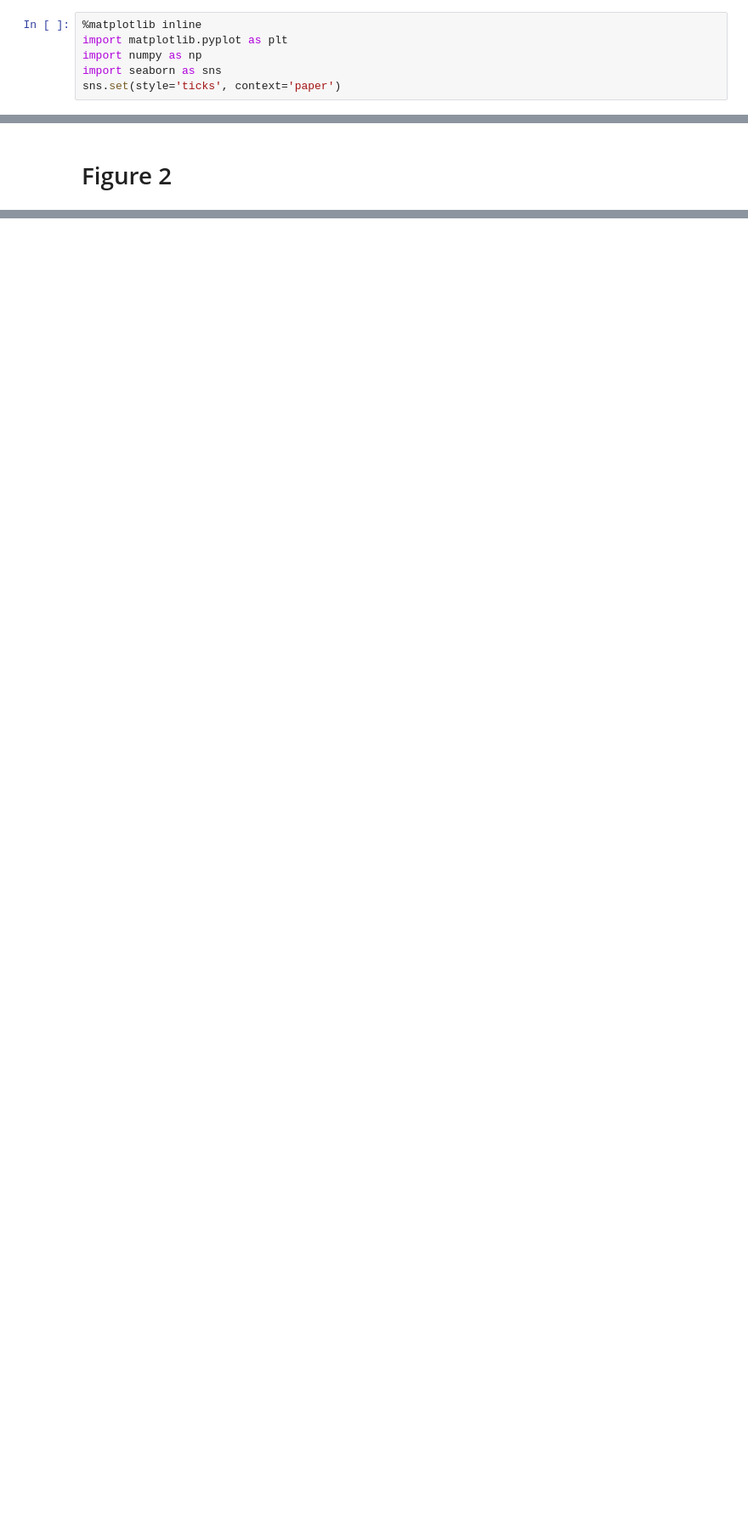
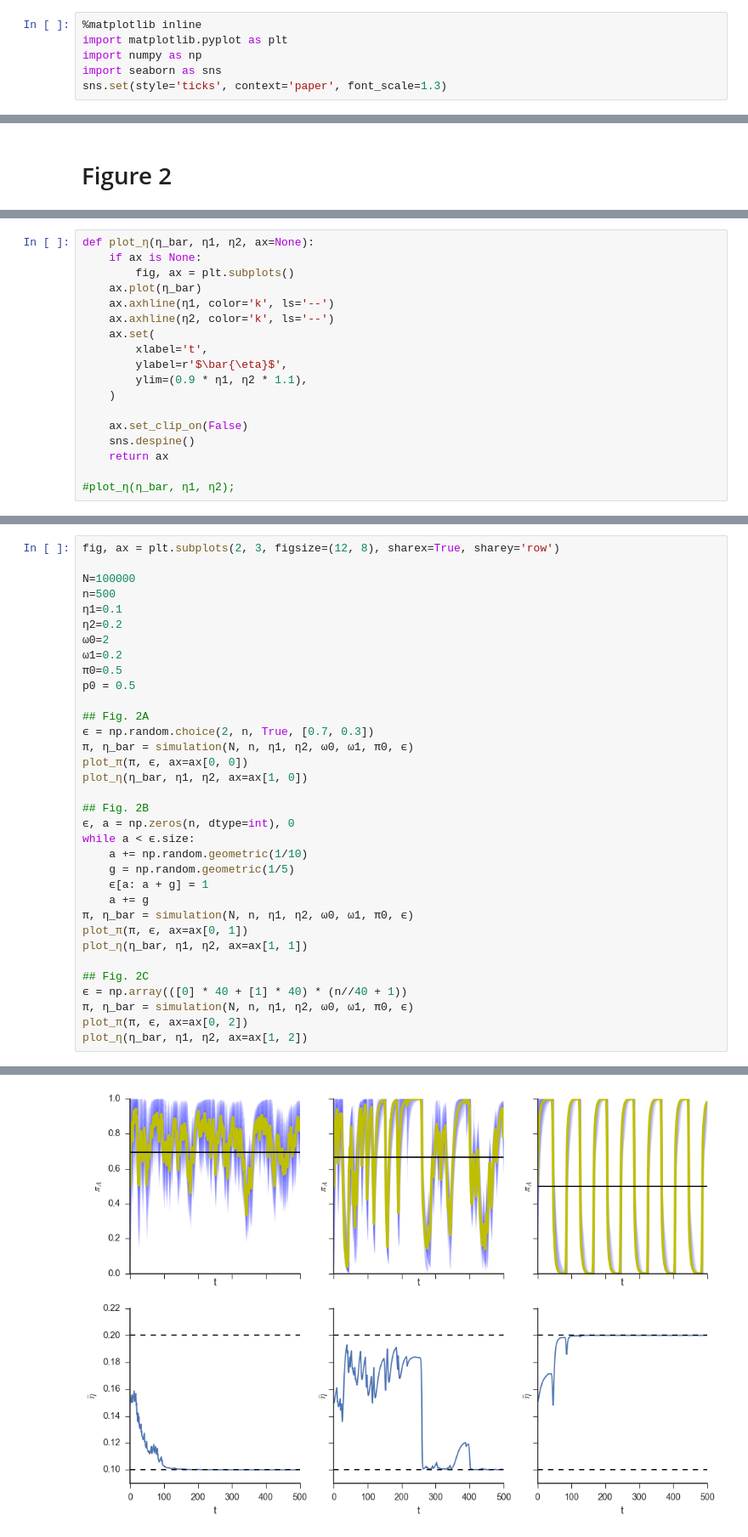
Before and after one commit to yoavram/Milpitas, a Jupyter notebook: simulation.ipynb, the cells around one changed output, grey strips where cells are left out. Shown at 85% size. Drawn from its saved outputs; the diff is of its cells as text; blank space fills up the shorter version.

Commit message:
added simulation with modifiers for eta

```diff
--- a/simulation.ipynb
+++ b/simulation.ipynb
@@ -12,7 +12,7 @@ At each generation:
 import matplotlib.pyplot as plt
 import numpy as np
 import seaborn as sns
-sns.set(style='ticks', context='paper')
+sns.set(style='ticks', context='paper', font_scale=1.3)
 # %%
 def simulation(N, n, η, ω0, ω1, π0, ϵ=None):
     """Run a single simulation.
@@ -167,0 +240,18 @@ plot_logNtN0(π, ω0, ω1, 0.7, ϵ, ax=ax[1,2]);
+# %%
+def plot_η(η_bar, η1, η2, ax=None):
+    if ax is None:
+        fig, ax = plt.subplots()
+    ax.plot(η_bar)
+    ax.axhline(η1, color='k', ls='--')
+    ax.axhline(η2, color='k', ls='--')
+    ax.set(
+        xlabel='t',
+        ylabel=r'$\bar{\eta}$',
+        ylim=(0.9 * η1, η2 * 1.1),
+    )
+
+    ax.set_clip_on(False)
+    sns.despine()
+    return ax
+
+#plot_η(η_bar, η1, η2);
@@ -167,0 +260,35 @@ plot_logNtN0(π, ω0, ω1, 0.7, ϵ, ax=ax[1,2]);
+# %%
+fig, ax = plt.subplots(2, 3, figsize=(12, 8), sharex=True, sharey='row')
+
+N=100000
+n=500
+η1=0.1
+η2=0.2
+ω0=2
+ω1=0.2
+π0=0.5
+p0 = 0.5
+
+## Fig. 2A
+ϵ = np.random.choice(2, n, True, [0.7, 0.3])
+π, η_bar = simulation(N, n, η1, η2, ω0, ω1, π0, ϵ)
+plot_π(π, ϵ, ax=ax[0, 0])
+plot_η(η_bar, η1, η2, ax=ax[1, 0])
+
+## Fig. 2B
+ϵ, a = np.zeros(n, dtype=int), 0
+while a < ϵ.size:
+    a += np.random.geometric(1/10)
+    g = np.random.geometric(1/5)
+    ϵ[a: a + g] = 1
+    a += g
+π, η_bar = simulation(N, n, η1, η2, ω0, ω1, π0, ϵ)
+plot_π(π, ϵ, ax=ax[0, 1])
+plot_η(η_bar, η1, η2, ax=ax[1, 1])
+
+## Fig. 2C
+ϵ = np.array(([0] * 40 + [1] * 40) * (n//40 + 1))
+π, η_bar = simulation(N, n, η1, η2, ω0, ω1, π0, ϵ)
+plot_π(π, ϵ, ax=ax[0, 2])
+plot_η(η_bar, η1, η2, ax=ax[1, 2])
+# %% [output]
@@ -167,0 +299 @@ plot_logNtN0(π, ω0, ω1, 0.7, ϵ, ax=ax[1,2]);
+[figure, added]
```
Also changed, not shown: parts of 5 cells of this notebook.
